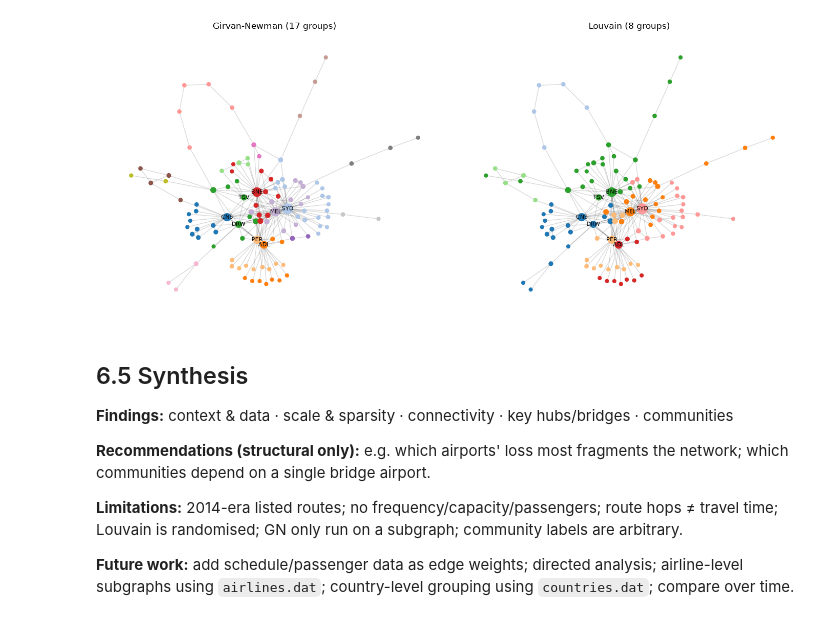
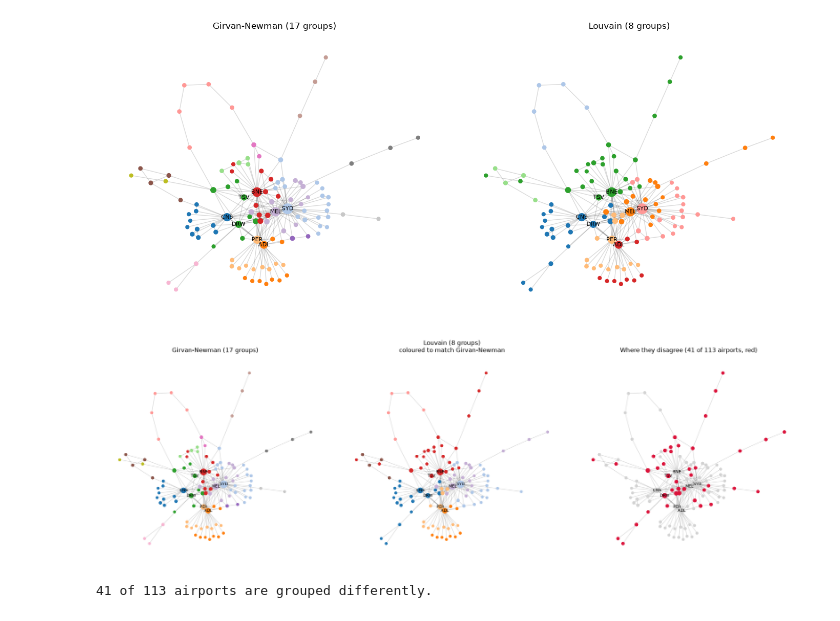
Before and after one commit to jsuryanm/math-ai-project, a Jupyter notebook: notebooks/P6_communities_and_synthesis.ipynb, the cells around one changed output. Drawn from its saved outputs; the diff is of its cells as text; code cells hidden in the pictures.

Commit message:
Update P6 with synthesis and comparison figure

```diff
--- a/notebooks/P6_communities_and_synthesis.ipynb
+++ b/notebooks/P6_communities_and_synthesis.ipynb
@@ -227,15 +227,43 @@ show(lv_H, f"Louvain ({len(lv_H)} groups)", axes[1])
 plt.tight_layout(); plt.savefig("fig_gn_vs_louvain.png", dpi=150); plt.show()
 # %% [output]
 [figure]
-# %% [markdown]
-## 6.5 Synthesis
-**Findings:** context & data · scale & sparsity · connectivity · key hubs/bridges · communities
-
-**Recommendations (structural only):** e.g. which airports' loss most fragments the network;
-which communities depend on a single bridge airport.
-
-**Limitations:** 2014-era listed routes; no frequency/capacity/passengers; route hops ≠ travel time;
-Louvain is randomised; GN only run on a subgraph; community labels are arbitrary.
-
-**Future work:** add schedule/passenger data as edge weights; directed analysis; airline-level
-subgraphs using `airlines.dat`; country-level grouping using `countries.dat`; compare over time.
+# %%
+# --- Compare Girvan-Newman and Louvain with matched colours ---
+cmap = plt.get_cmap("tab20")
+pos = nx.spring_layout(H, seed=SEED)
+gn_id = {v: i for i, c in enumerate(gn) for v in c}
+
+# Give each Louvain group the colour of the Girvan-Newman group it overlaps most
+lv_colour = {}
+for c in lv_H:
+    best_gn = Counter(gn_id[v] for v in c).most_common(1)[0][0]
+    for v in c:
+        lv_colour[v] = best_gn
+
+# An airport "disagrees" if its Louvain group is not mainly its own Girvan-Newman group
+disagree = [v for v in H if lv_colour[v] != gn_id[v]]
+
+def draw(colour_of, title, ax, highlight=None):
+    nx.draw_networkx_edges(H, pos, alpha=0.15, ax=ax)
+    if highlight is None:
+        nx.draw_networkx_nodes(H, pos, node_color=[cmap(colour_of[v] % 20) for v in H],
+                               node_size=[20 + 4 * H.degree(v) for v in H], ax=ax)
+    else:
+        nx.draw_networkx_nodes(H, pos, node_color="lightgrey",
+                               node_size=[20 + 4 * H.degree(v) for v in H], ax=ax)
+        nx.draw_networkx_nodes(H, pos, nodelist=highlight, node_color="crimson",
+                               node_size=[30 + 4 * H.degree(v) for v in highlight], ax=ax)
+    top = sorted(H, key=H.degree, reverse=True)[:8]
+    nx.draw_networkx_labels(H, pos, {v: v for v in top}, font_size=8, ax=ax)
+    ax.set_title(title); ax.axis("off")
+
+fig, axes = plt.subplots(1, 3, figsize=(20, 6.5))
+draw(gn_id, f"Girvan-Newman ({len(gn)} groups)", axes[0])
+draw(lv_colour, f"Louvain ({len(lv_H)} groups)\ncoloured to match Girvan-Newman", axes[1])
+draw(None, f"Where they disagree ({len(disagree)} of {H.number_of_nodes()} airports, red)",
+     axes[2], highlight=disagree)
+plt.tight_layout(); plt.savefig("fig_gn_vs_louvain.png", dpi=150); plt.show()
+print(f"{len(disagree)} of {H.number_of_nodes()} airports are grouped differently.")
+# %% [output]
+[figure, added]
+41 of 113 airports are grouped differently.
```
Also changed, not shown: parts of 3 cells of this notebook, 1 other file.
